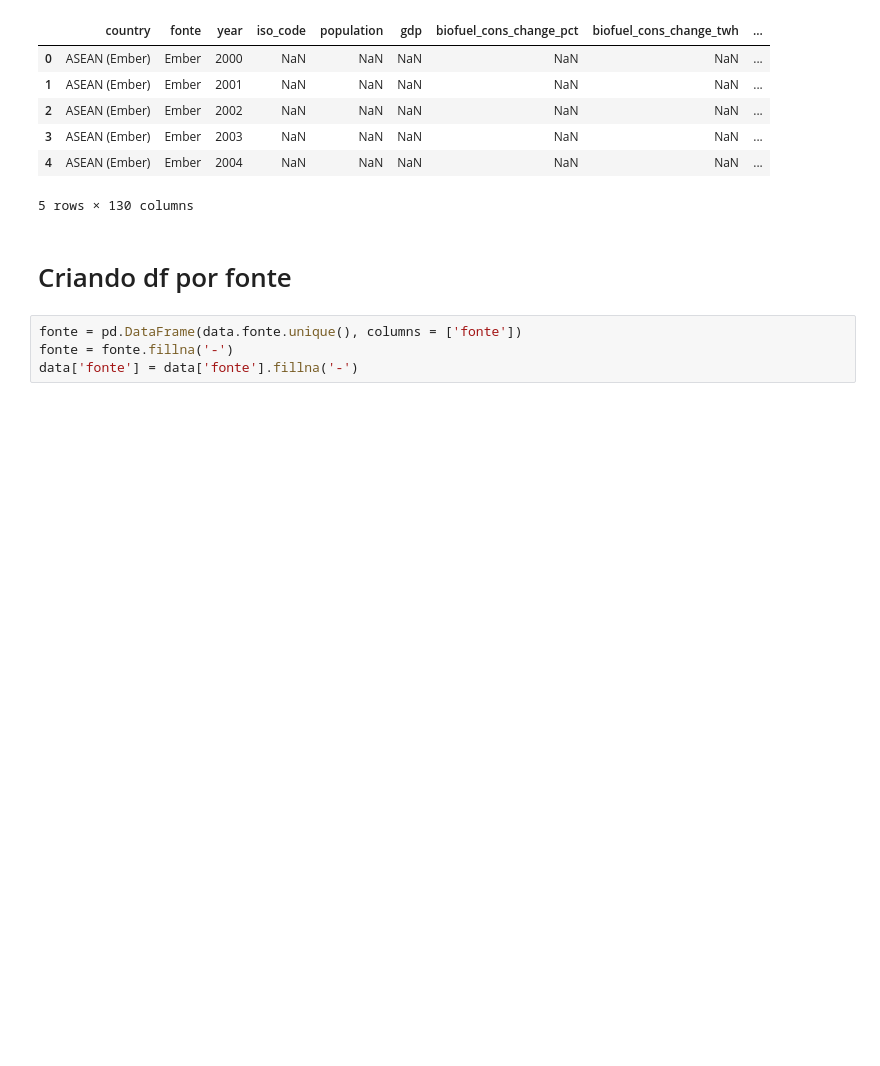
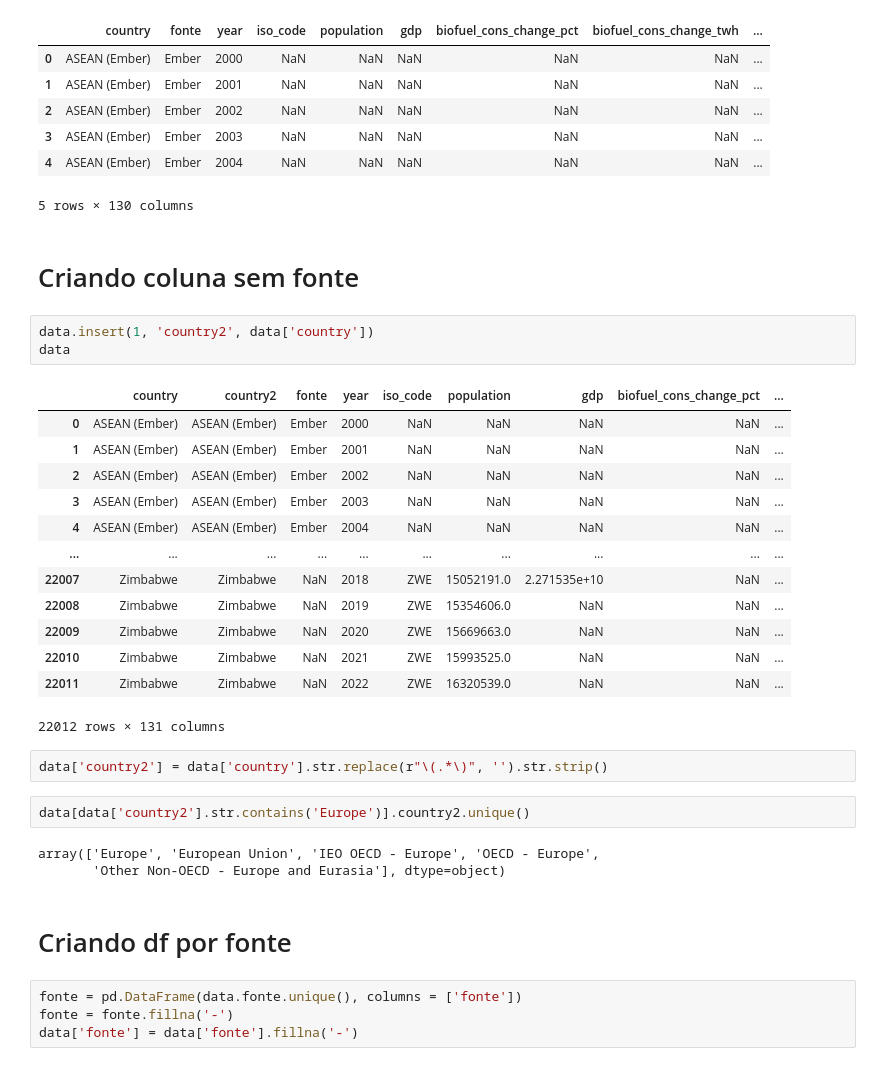
Before and after one commit to nawanovaes/Projeto-Aplicado-Sem2, a Jupyter notebook: analise dataset.ipynb, the cells around one changed output. Drawn from its saved outputs; the diff is of its cells as text; blank space fills up the shorter version.

```diff
--- a/analise dataset.ipynb
+++ b/analise dataset.ipynb
@@ -54,6 +54,32 @@ data.head()
 | 3 | ASEAN (Ember) | Ember | 2003 | NaN | NaN | NaN | NaN | NaN | ... |
 | 4 | ASEAN (Ember) | Ember | 2004 | NaN | NaN | NaN | NaN | NaN | ... |
 5 rows × 130 columns
+# %% [markdown]
+# Criando coluna sem fonte
+# %%
+data.insert(1, 'country2', data['country'])
+data
+# %% [output]
+|  | country | country2 | fonte | year | iso_code | population | gdp | biofuel_cons_change_pct | ... |
+| 0 | ASEAN (Ember) | ASEAN (Ember) | Ember | 2000 | NaN | NaN | NaN | NaN | ... |
+| 1 | ASEAN (Ember) | ASEAN (Ember) | Ember | 2001 | NaN | NaN | NaN | NaN | ... |
+| 2 | ASEAN (Ember) | ASEAN (Ember) | Ember | 2002 | NaN | NaN | NaN | NaN | ... |
+| 3 | ASEAN (Ember) | ASEAN (Ember) | Ember | 2003 | NaN | NaN | NaN | NaN | ... |
+| 4 | ASEAN (Ember) | ASEAN (Ember) | Ember | 2004 | NaN | NaN | NaN | NaN | ... |
+| ... | ... | ... | ... | ... | ... | ... | ... | ... | ... |
+| 22007 | Zimbabwe | Zimbabwe | NaN | 2018 | ZWE | 15052191.0 | 2.271535e+10 | NaN | ... |
+| 22008 | Zimbabwe | Zimbabwe | NaN | 2019 | ZWE | 15354606.0 | NaN | NaN | ... |
+| 22009 | Zimbabwe | Zimbabwe | NaN | 2020 | ZWE | 15669663.0 | NaN | NaN | ... |
+| 22010 | Zimbabwe | Zimbabwe | NaN | 2021 | ZWE | 15993525.0 | NaN | NaN | ... |
+| 22011 | Zimbabwe | Zimbabwe | NaN | 2022 | ZWE | 16320539.0 | NaN | NaN | ... |
+22012 rows × 131 columns
+# %%
+data['country2'] = data['country'].str.replace(r"\(.*\)", '').str.strip()
+# %%
+data[data['country2'].str.contains('Europe')].country2.unique()
+# %% [output]
+array(['Europe', 'European Union', 'IEO OECD - Europe', 'OECD - Europe',
+       'Other Non-OECD - Europe and Eurasia'], dtype=object)
 # %% [markdown]
 # Criando df por fonte
 # %%
```
Also changed, not shown: parts of 12 cells of this notebook.
